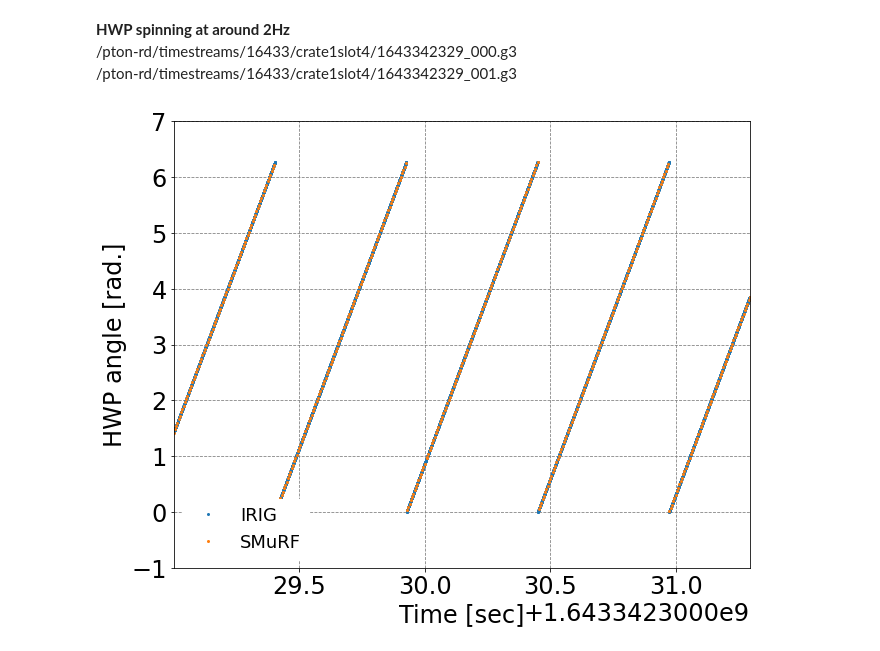
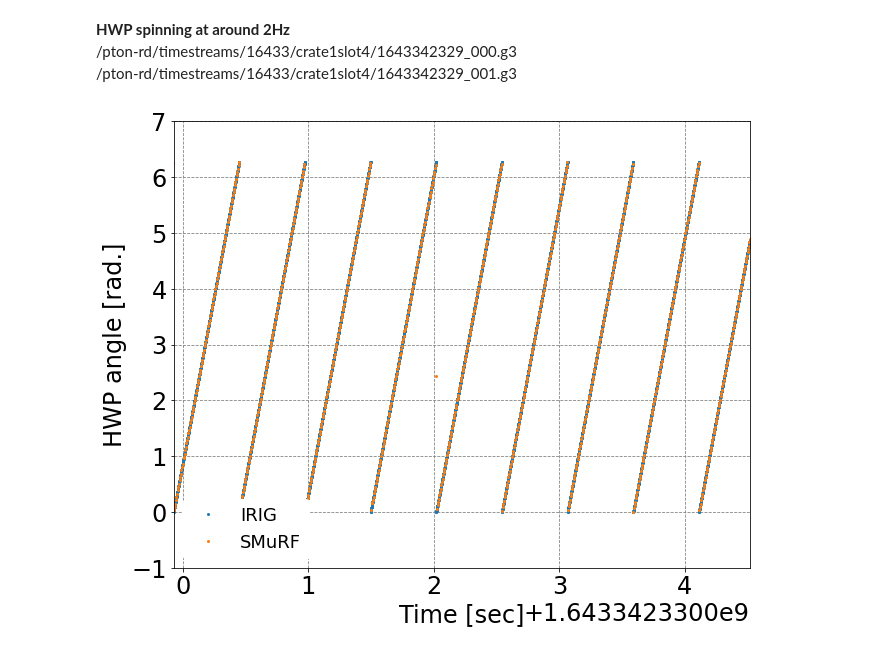
Before and after one commit to yukisakurai/sotodlib, a Jupyter notebook: sotodlib/io/G3tHWP_example.ipynb, the cells around one changed output. Cells and saved outputs as stored; diff of their text form; code cells hidden in the pictures.

```diff
--- a/sotodlib/io/G3tHWP_example.ipynb
+++ b/sotodlib/io/G3tHWP_example.ipynb
@@ -5,9 +13,8 @@ G3tHWP outputs HWP angle synchronized to IRIG time.
 # %%
-import numpy as np
-import scipy as sp
-from g3thwp import G3tHWP
-import sotodlib.io.load_smurf as load_smurf
-import matplotlib.pyplot as plt
-import scipy.interpolate
-from spt3g import core
-import so3g
+start, end = 1643342329, 1643342929 # 2Hz rotation
+#start, end = 1643340368.424739, 1643340969.269591 #spinup data
+archive_path = '/mnt/SOdata/pton-tsat/hk/' # path to HK data archive
+hwp = G3tHWP()
+data = hwp.load_data(start, end, archive_path)
+solved = hwp.analyze(data)
+#hwp.write_solution(solved,'output.g3')
@@ -87,17 +119,19 @@ g3_data = load_smurf.load_file([
 # %%
 smurf_timestamp = g3_data.timestamps
 # %%
-smurf_angle = scipy.interpolate.interp1d(time, angle, kind='linear',fill_value='extrapolate')(smurf_timestamp)
+import scipy
+smurf_angle = scipy.interpolate.interp1d(solved['fast_time'], solved['angle'], kind='linear',fill_value='extrapolate')(smurf_timestamp)
 # %%
-n = 5000
+n = 10000
 plt.figure(figsize=(10,8))
 plt.xlabel('Time [sec]')
 plt.ylabel('HWP angle [rad.]')
-plt.plot(time, angle, '.',markersize=4, label='IRIG')
+idx = np.where(solved['locked'])
+plt.plot(solved['fast_time'][idx], solved['angle'][idx], '.',markersize=4, label='IRIG')
 plt.plot(smurf_timestamp, smurf_angle, '.', markersize=4, label ='SMuRF')
-plt.xlim(time[0],time[n])
+plt.xlim(solved['fast_time'][idx][0],solved['fast_time'][idx][n])
 plt.ylim(-1,7)
 plt.legend()
 plt.show()
 # %% [output]
-[figure, old version]
+[figure, new version]
```
Also changed, not shown: parts of 25 cells of this notebook, 1 other file.
